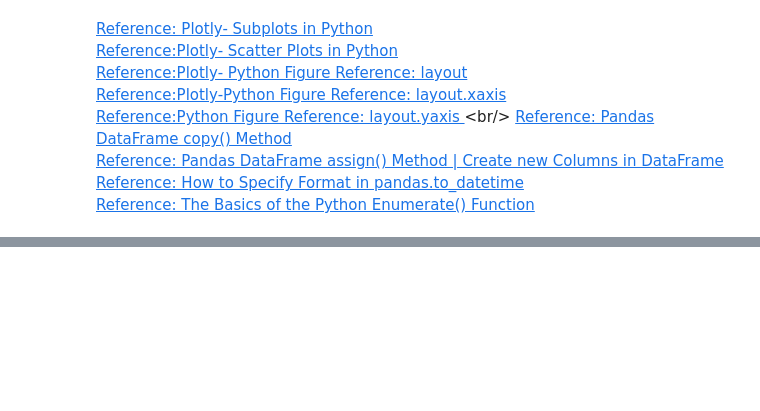
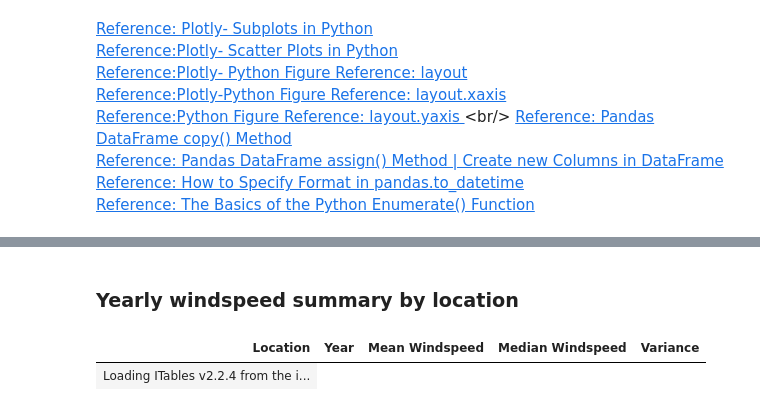
Before and after one commit to sarahembarry/PFDA-project, a Jupyter notebook: bigproject.ipynb, the cells around one changed output, grey strips where cells are left out. Drawn from its saved outputs; the diff is of its cells as text; code cells hidden in the pictures; blank space fills up the shorter version.

```diff
--- a/bigproject.ipynb
+++ b/bigproject.ipynb
@@ -284,0 +315,20 @@ fig.show()
+# %% [markdown]
+### **Yearly windspeed summary by location**
+# %%
+# Group by Location and Year, and calculate summary statistics
+yearly_windspeed_summary = (
+    monthly_windspeed_data
+    .groupby(['Location', 'year'])['wdsp']
+    .agg(['mean', 'median', 'var'])
+    .reset_index()
+)
+
+# Rename the columns for clarity
+yearly_windspeed_summary.columns = ['Location', 'Year', 'Mean Windspeed', 'Median Windspeed', 'Variance']
+
+
+# Display an interactive table
+show(yearly_windspeed_summary)
+# %% [output]
+| Location | Year | Mean Windspeed | Median Windspeed | Variance |
+| Loading ITables v2.2.4 from the i... |
```
Also changed, not shown: parts of 23 cells of this notebook, 2 other files.
